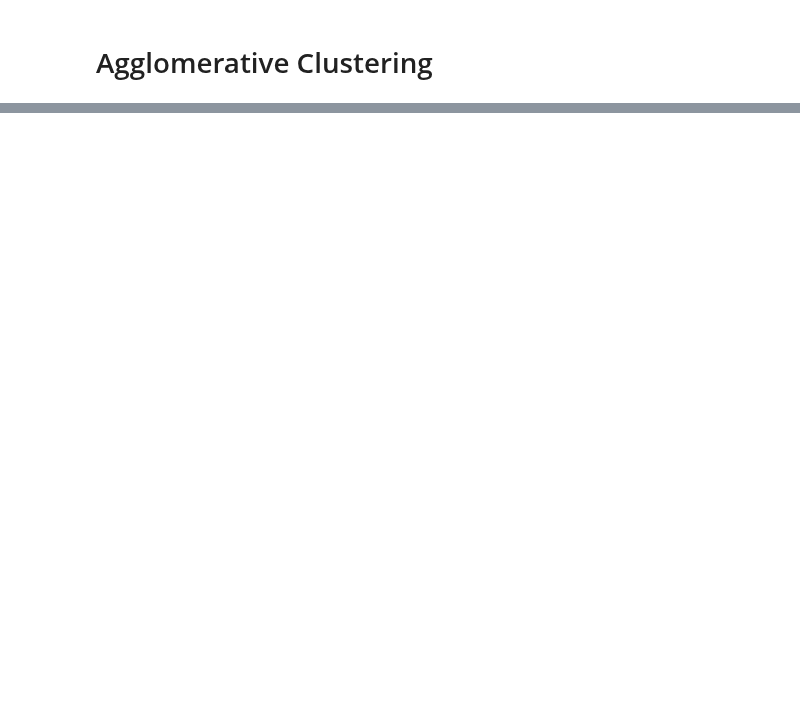
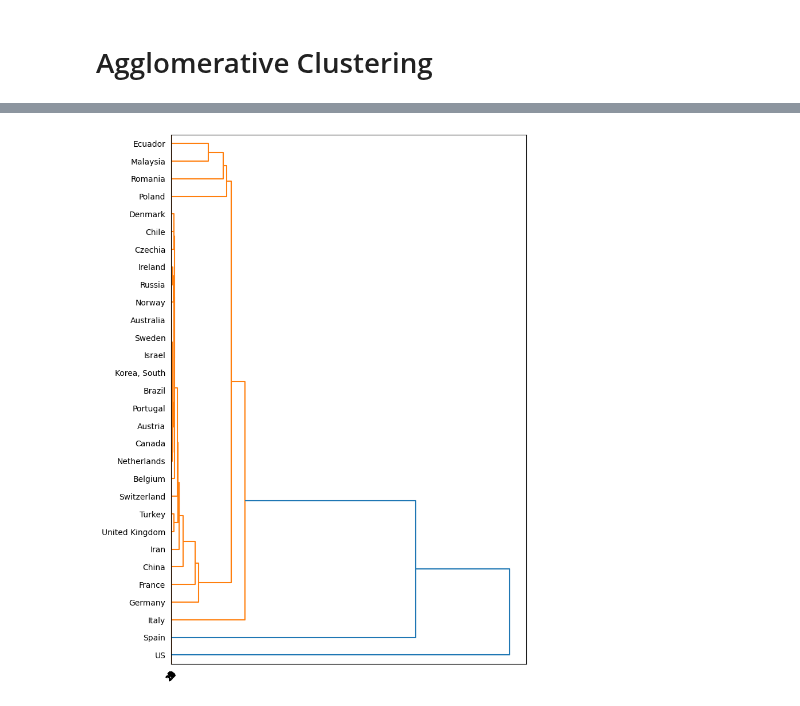
Before and after one commit to SebastianVeuskens/Covid-19-Clustering-Analysis, a Jupyter notebook: scripts/main.ipynb, the cells around one changed output, grey strips where cells are left out. Saved outputs shown, nothing was run; the diff lists cells and outputs as text; code cells hidden in the pictures; blank space fills up the shorter version.

```diff
--- a/scripts/main.ipynb
+++ b/scripts/main.ipynb
@@ -157,0 +181,21 @@ def hierircal_clustering(featurematrix, method="complete"):
+# %%
+def plot_hierarchy(data, figure_size=(8, 12)):
+    data = data.transpose()
+    linkage_matrix = linkage(data, method='single', metric='euclidean')
+    fig, ax = plt.subplots(figsize=figure_size)
+    R = dendrogram(linkage_matrix)
+
+    country_names = data.index.to_list()
+    temp = {R['leaves'][i]: country_names[i] for i in range(len(R['leaves']))}
+    def llf(i):
+        return '{}'.format(temp[i])
+
+    ax = dendrogram(
+        linkage_matrix
+        , orientation='right'
+        , leaf_label_func=llf
+    )
+# %%
+plot_hierarchy(data_1date_trunc)
+# %% [output]
+[figure, added]
```
Also changed, not shown: parts of 10 cells of this notebook.
